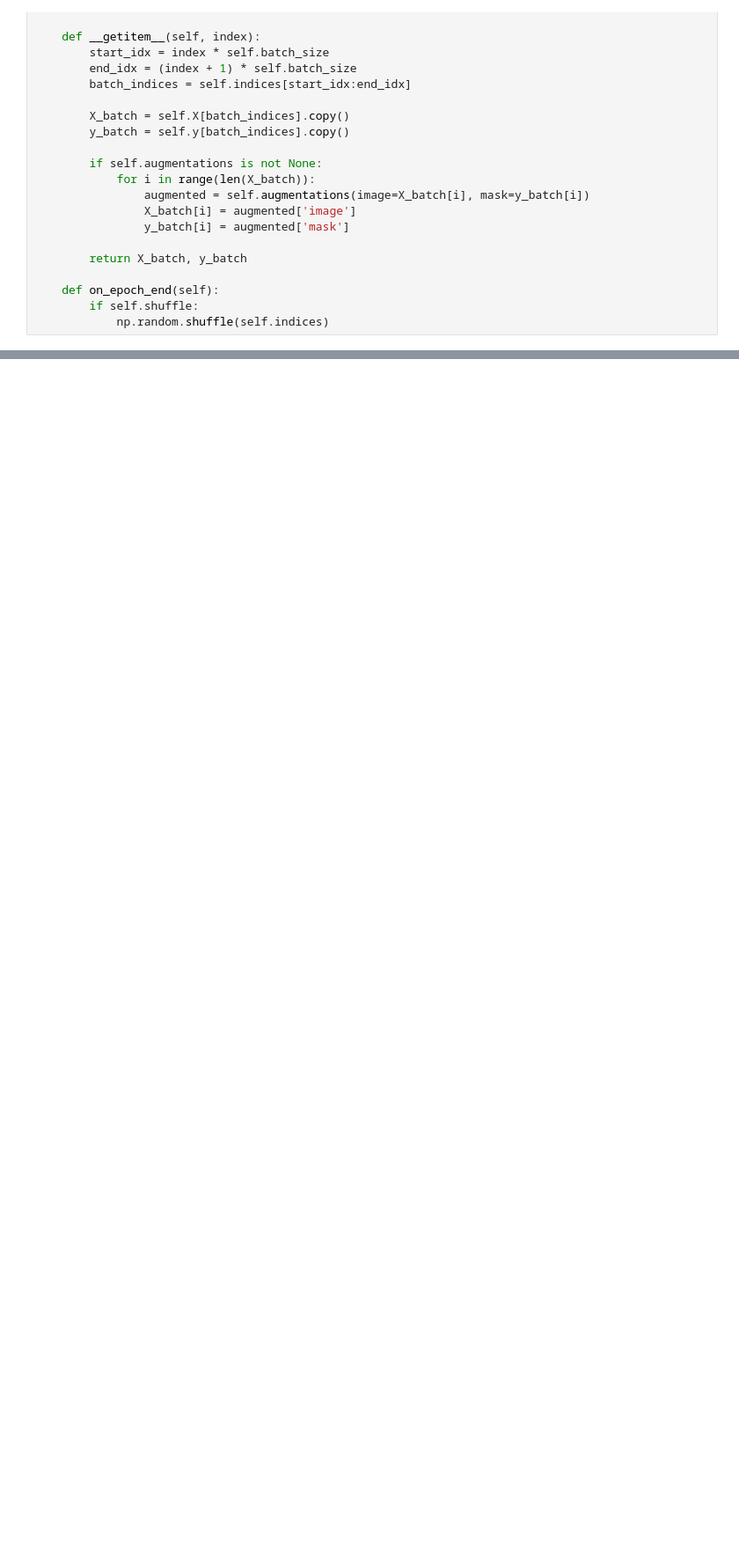
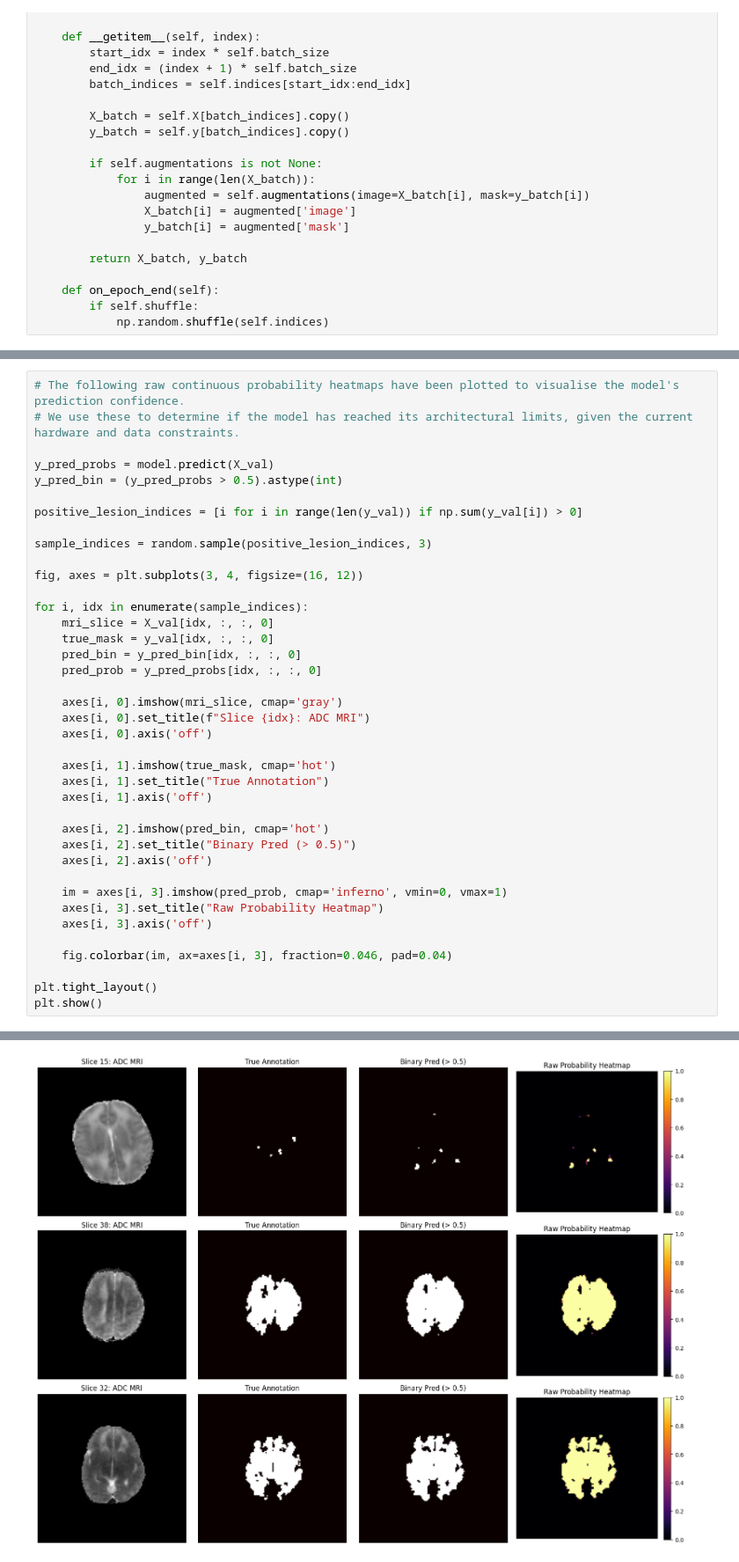
Before and after one commit to NikitaArya17/deep-learning-course-project, a Jupyter notebook: code/CSE602_Final_Project.ipynb, the cells around one changed output, grey strips where cells are left out. Shown at 88% size. Drawn from its saved outputs; the diff is of its cells as text; blank space fills up the shorter version.

```diff
--- a/code/CSE602_Final_Project.ipynb
+++ b/code/CSE602_Final_Project.ipynb
@@ -594,0 +669,40 @@ Average HD95: 7.29 mm
+# %%
+# The following raw continuous probability heatmaps have been plotted to visualise the model's prediction confidence.
+# We use these to determine if the model has reached its architectural limits, given the current hardware and data constraints.
+
+y_pred_probs = model.predict(X_val)
+y_pred_bin = (y_pred_probs > 0.5).astype(int)
+
+positive_lesion_indices = [i for i in range(len(y_val)) if np.sum(y_val[i]) > 0]
+
+sample_indices = random.sample(positive_lesion_indices, 3)
+
+fig, axes = plt.subplots(3, 4, figsize=(16, 12))
+
+for i, idx in enumerate(sample_indices):
+    mri_slice = X_val[idx, :, :, 0]
+    true_mask = y_val[idx, :, :, 0]
+    pred_bin = y_pred_bin[idx, :, :, 0]
+    pred_prob = y_pred_probs[idx, :, :, 0]
+
+    axes[i, 0].imshow(mri_slice, cmap='gray')
+    axes[i, 0].set_title(f"Slice {idx}: ADC MRI")
+    axes[i, 0].axis('off')
+
+    axes[i, 1].imshow(true_mask, cmap='hot')
+    axes[i, 1].set_title("True Annotation")
+    axes[i, 1].axis('off')
+
+    axes[i, 2].imshow(pred_bin, cmap='hot')
+    axes[i, 2].set_title("Binary Pred (> 0.5)")
+    axes[i, 2].axis('off')
+
+    im = axes[i, 3].imshow(pred_prob, cmap='inferno', vmin=0, vmax=1)
+    axes[i, 3].set_title("Raw Probability Heatmap")
+    axes[i, 3].axis('off')
+
+    fig.colorbar(im, ax=axes[i, 3], fraction=0.046, pad=0.04)
+
+plt.tight_layout()
+plt.show()
+# %% [output]
@@ -594,0 +710 @@ Average HD95: 7.29 mm
+[figure, added]
```
Also changed, not shown: parts of 20 cells of this notebook, 1 other file.
